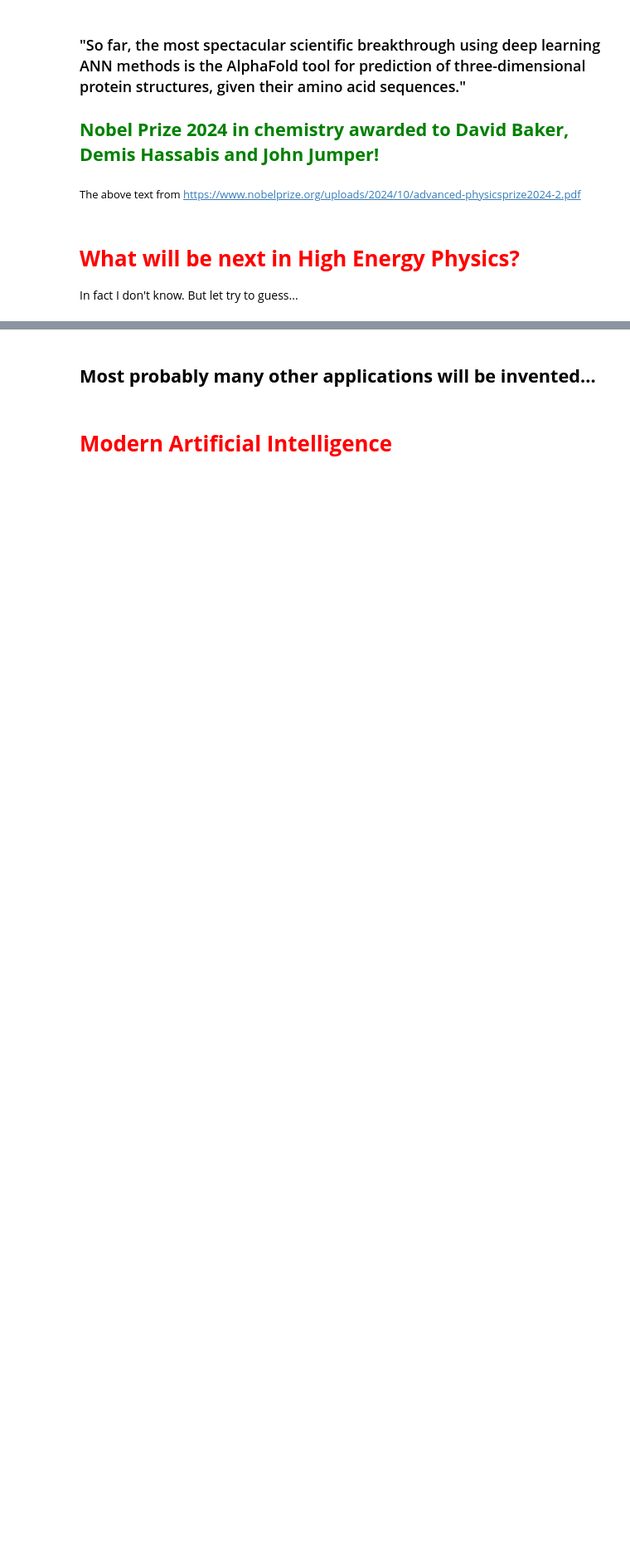
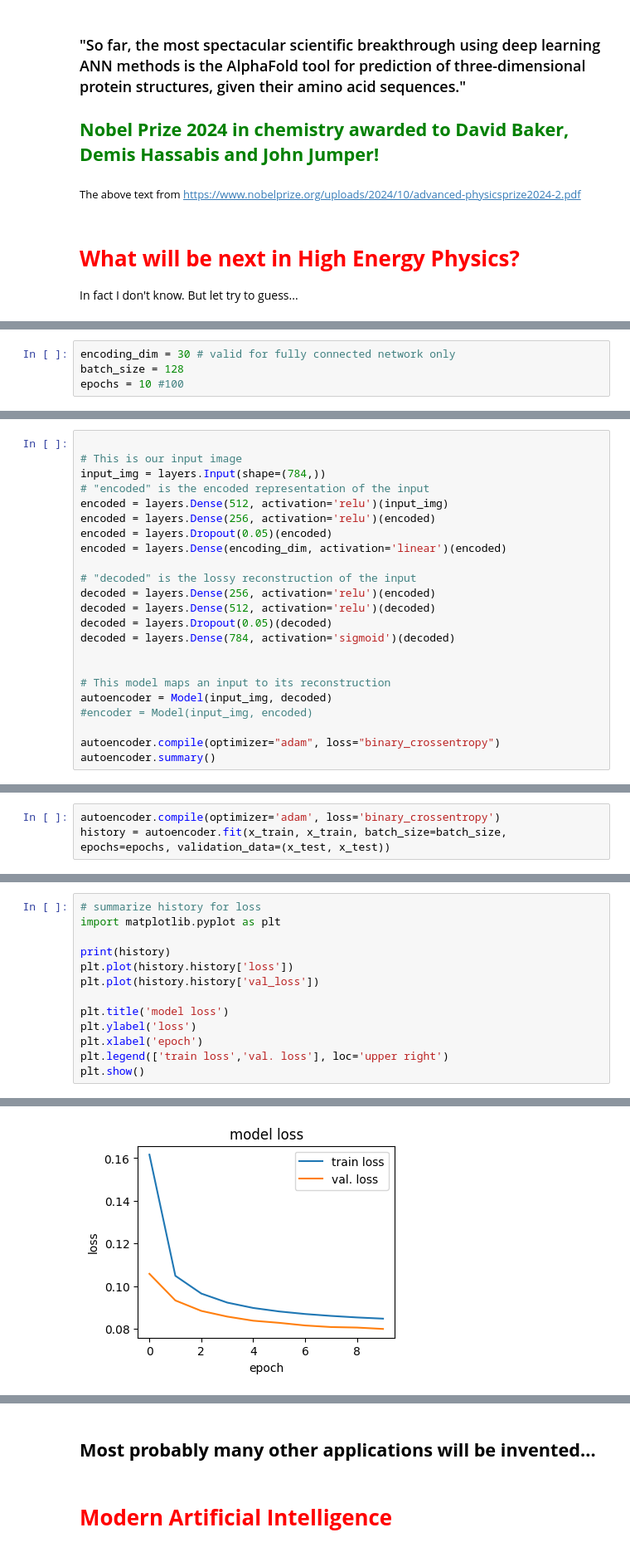
Before and after one commit to marcinwolter/Seminars, a Jupyter notebook: NeuralNets_2026_05_12.ipynb, the cells around one changed output, grey strips where cells are left out. Shown at 83% size. Cells and saved outputs as stored; diff of their text form; blank space fills up the shorter version.

```diff
--- a/NeuralNets_2026_05_12.ipynb
+++ b/NeuralNets_2026_05_12.ipynb
@@ -1656,0 +1790,4 @@ Finding particle tracks in HEP experiments using Graph Neural Networks GNNs.
+# %%
+encoding_dim = 30 # valid for fully connected network only
+batch_size = 128
+epochs = 10 #100
@@ -1656,0 +1796,23 @@ Finding particle tracks in HEP experiments using Graph Neural Networks GNNs.
+# %%
+
+# This is our input image
+input_img = layers.Input(shape=(784,))
+# "encoded" is the encoded representation of the input
+encoded = layers.Dense(512, activation='relu')(input_img)
+encoded = layers.Dense(256, activation='relu')(encoded)
+encoded = layers.Dropout(0.05)(encoded)
+encoded = layers.Dense(encoding_dim, activation='linear')(encoded)
+
+# "decoded" is the lossy reconstruction of the input
+decoded = layers.Dense(256, activation='relu')(encoded)
+decoded = layers.Dense(512, activation='relu')(decoded)
+decoded = layers.Dropout(0.05)(decoded)
+decoded = layers.Dense(784, activation='sigmoid')(decoded)
+
+
+# This model maps an input to its reconstruction
+autoencoder = Model(input_img, decoded)
+#encoder = Model(input_img, encoded)
+
+autoencoder.compile(optimizer="adam", loss="binary_crossentropy")
+autoencoder.summary()
@@ -1656,0 +1843,3 @@ Finding particle tracks in HEP experiments using Graph Neural Networks GNNs.
+# %%
+autoencoder.compile(optimizer='adam', loss='binary_crossentropy')
+history = autoencoder.fit(x_train, x_train, batch_size=batch_size, epochs=epochs, validation_data=(x_test, x_test))
@@ -1656,0 +1869,14 @@ Finding particle tracks in HEP experiments using Graph Neural Networks GNNs.
+# %%
+# summarize history for loss
+import matplotlib.pyplot as plt
+
+print(history)
+plt.plot(history.history['loss'])
+plt.plot(history.history['val_loss'])
+
+plt.title('model loss')
+plt.ylabel('loss')
+plt.xlabel('epoch')
+plt.legend(['train loss','val. loss'], loc='upper right')
+plt.show()
+# %% [output]
@@ -1656,0 +1884 @@ Finding particle tracks in HEP experiments using Graph Neural Networks GNNs.
+[figure, added]
```
Also changed, not shown: parts of 51 cells of this notebook.
